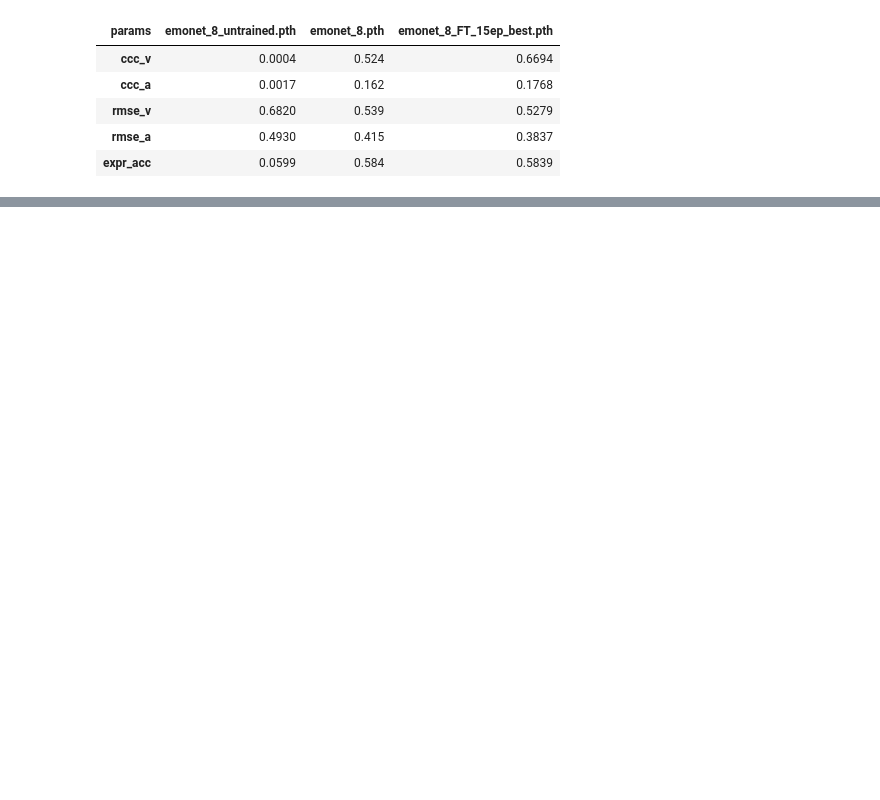
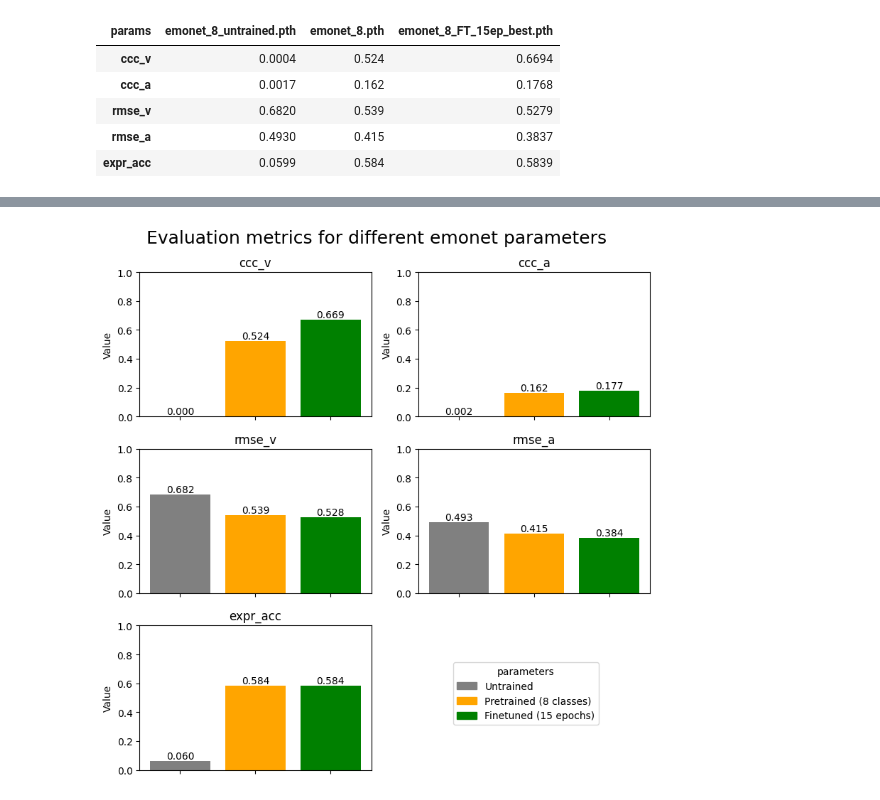
Before and after one commit to MattThePerson/emonet-fine-tuning, a Jupyter notebook: notebooks/GRAPH_evaluations.ipynb, the cells around one changed output, grey strips where cells are left out. Cells and saved outputs as stored; diff of their text form; code cells hidden in the pictures; blank space fills up the shorter version.

```diff
--- a/notebooks/GRAPH_evaluations.ipynb
+++ b/notebooks/GRAPH_evaluations.ipynb
@@ -34,0 +45,38 @@ plt.show()
+# %%
+import matplotlib.patches as mpatches
+
+metrics = ['ccc_v','ccc_a','rmse_v','rmse_a','expr_acc']
+
+models = df['params'].tolist()
+descriptions = df['description'].tolist()
+x = np.arange(len(models))
+
+colors = ["grey", "orange", "green"]
+
+fig, axes = plt.subplots(nrows=3, ncols=2, figsize=(8, 8))
+axes = axes.flatten()
+
+for ax, metric in zip(axes, metrics):
+    values = df[metric].tolist()
+    bars = ax.bar(x, values, color=colors)
+    ax.set_title(metric)
+    ax.set_xticks(x)
+    ax.set_ylim(0, 1)
+    # ax.set_xticklabels(models, rotation=45, ha='right')
+    ax.set_xticklabels([])  # remove x-axis labels
+    ax.set_ylabel('Value')
+
+    for bar in bars:
+        height = bar.get_height()
+        ax.text(bar.get_x() + bar.get_width()/2, height,
+                f'{height:.3f}', ha='center', va='bottom')
+
+plt.suptitle('Evaluation metrics for different emonet parameters', fontsize=18)
+axes[-1].axis('off')
+
+handles = [ mpatches.Patch(color=color, label=desc) for color, desc in zip(colors, descriptions) ]
+fig.legend(handles=handles, loc='lower right', bbox_to_anchor=(0.9, 0.1), title='parameters')
+plt.tight_layout()
+plt.show()
+# %% [output]
+[figure, added]
```
Also changed, not shown: parts of 3 cells of this notebook, 2 other files.
